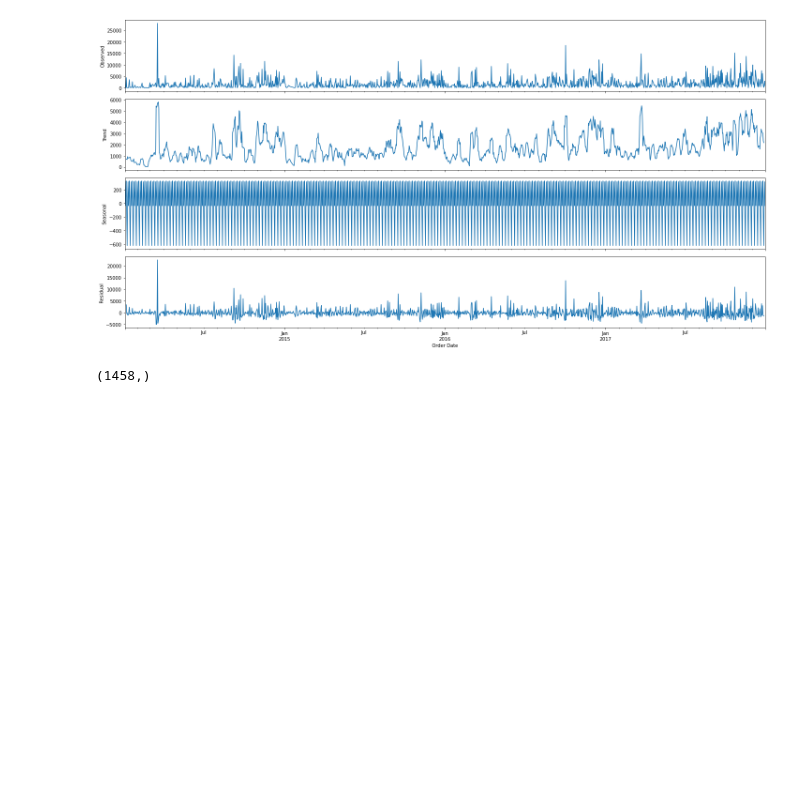
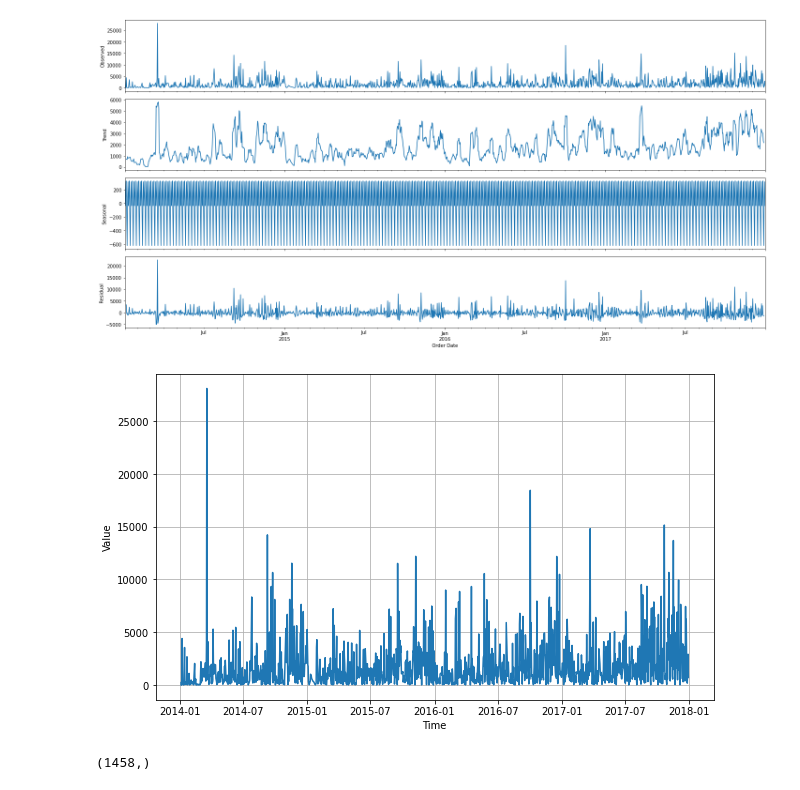
Before and after one commit to Latiefabdul/Retail_2, a Jupyter notebook: Demo_Retail_Sales_Needfix.ipynb, the cells around one changed output. Cells and saved outputs as stored; diff of their text form; code cells hidden in the pictures; blank space fills up the shorter version.

```diff
--- a/Demo_Retail_Sales_Needfix.ipynb
+++ b/Demo_Retail_Sales_Needfix.ipynb
@@ -155,6 +155,17 @@ plt.show();
 # %%
 order_dates = dataset_sales.index.values
 sales  = dataset_sales['Sales'].values
+# %%
+def plot_series(time, series, format="-", start=0, end=None):
+    plt.plot(time[start:end], series[start:end], format)
+    plt.xlabel("Time")
+    plt.ylabel("Value")
+    plt.grid(True)
+# %%
+plt.figure(figsize=(10, 6))
+plot_series(order_dates, sales)
+# %% [output]
+[figure, added]
 # %%
 sales.shape
 # %% [output]
```
Also changed, not shown: parts of 33 cells of this notebook.
